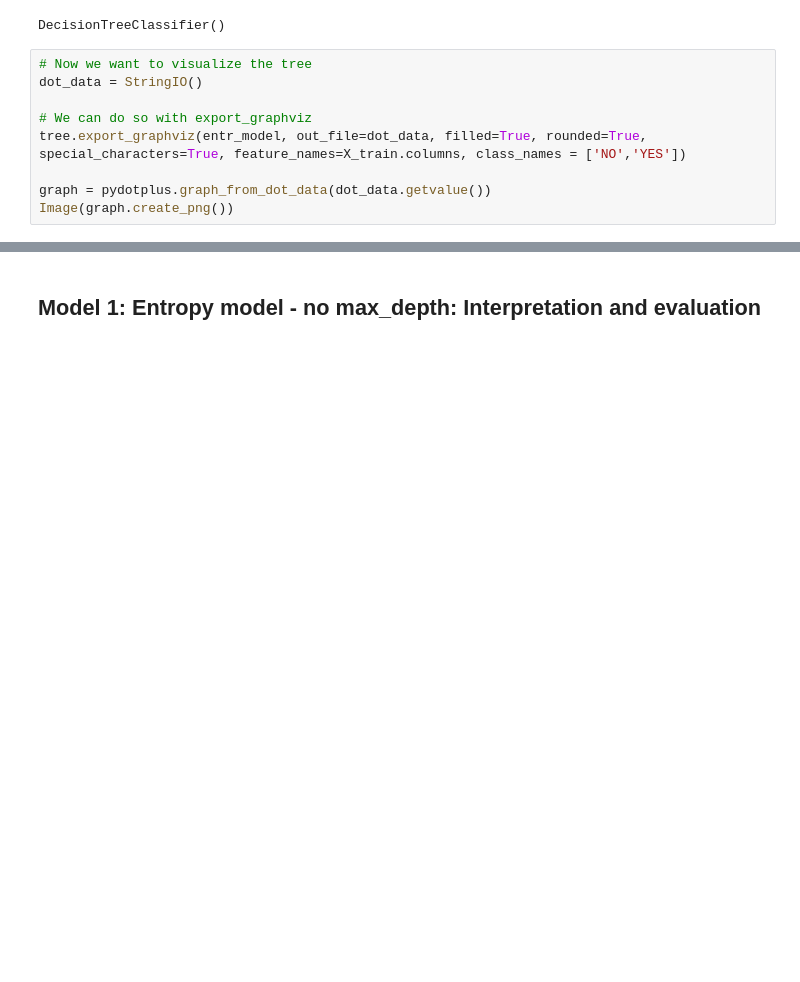
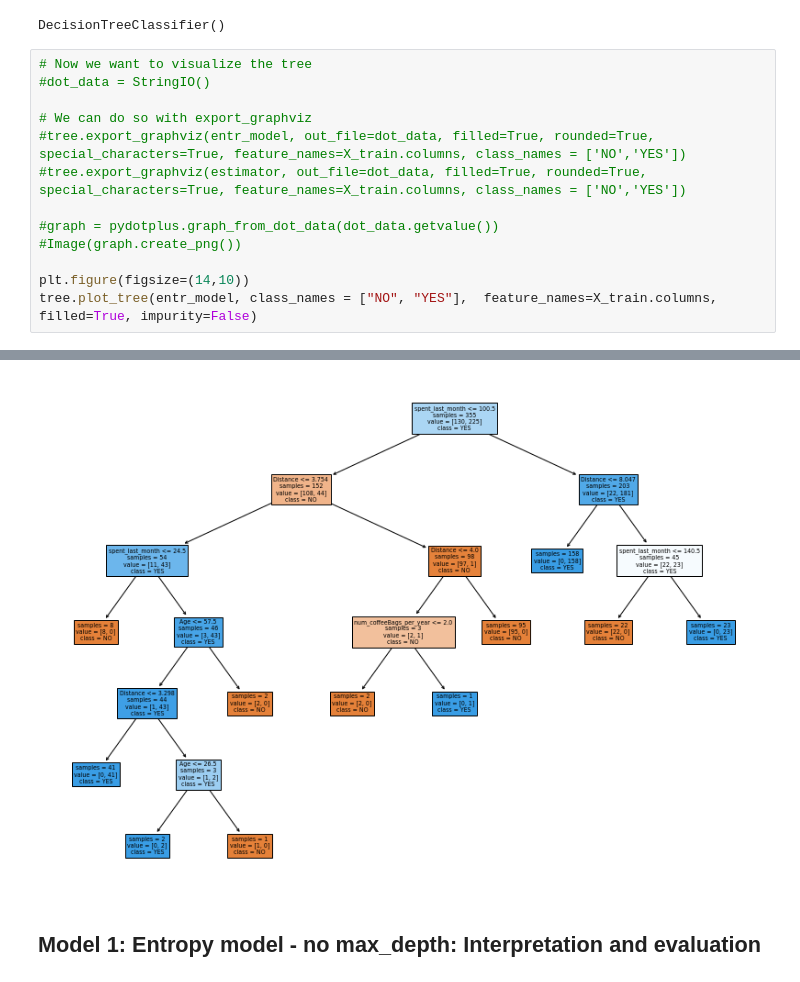
Before and after one commit to SharmaPranoti/Springboard, a Jupyter notebook: DecisionTreeSpecialtyCoffeeCaseStudy/DecisionTreeSpecialtyCoffeeCaseStudyTier 3.ipynb, the cells around one changed output, grey strips where cells are left out. Drawn from its saved outputs; the diff is of its cells as text; blank space fills up the shorter version.

```diff
--- a/DecisionTreeSpecialtyCoffeeCaseStudy/DecisionTreeSpecialtyCoffeeCaseStudyTier 3.ipynb
+++ b/DecisionTreeSpecialtyCoffeeCaseStudy/DecisionTreeSpecialtyCoffeeCaseStudyTier 3.ipynb
@@ -363,10 +375,15 @@ entr_model
 DecisionTreeClassifier()
 # %%
 # Now we want to visualize the tree
-dot_data = StringIO()
+#dot_data = StringIO()
 
 # We can do so with export_graphviz
-tree.export_graphviz(entr_model, out_file=dot_data, filled=True, rounded=True, special_characters=True, feature_names=X_train.columns, class_names = ['NO','YES'])
+#tree.export_graphviz(entr_model, out_file=dot_data, filled=True, rounded=True, special_characters=True, feature_names=X_train.columns, class_names = ['NO','YES'])
+#tree.export_graphviz(estimator, out_file=dot_data, filled=True, rounded=True, special_characters=True, feature_names=X_train.columns, class_names = ['NO','YES'])
 
-graph = pydotplus.graph_from_dot_data(dot_data.getvalue())
-Image(graph.create_png())
+#graph = pydotplus.graph_from_dot_data(dot_data.getvalue())
+#Image(graph.create_png())
+
+plt.figure(figsize=(14,10))
+tree.plot_tree(entr_model, class_names = ["NO", "YES"],  feature_names=X_train.columns, filled=True, impurity=False)
+# %% [output]
@@ -373,3 +407,4 @@ Image(graph.create_png())
+[figure, added]
 # %% [markdown]
 ## Model 1: Entropy model - no max_depth: Interpretation and evaluation
 # %%
```
Also changed, not shown: parts of 7 cells of this notebook.
